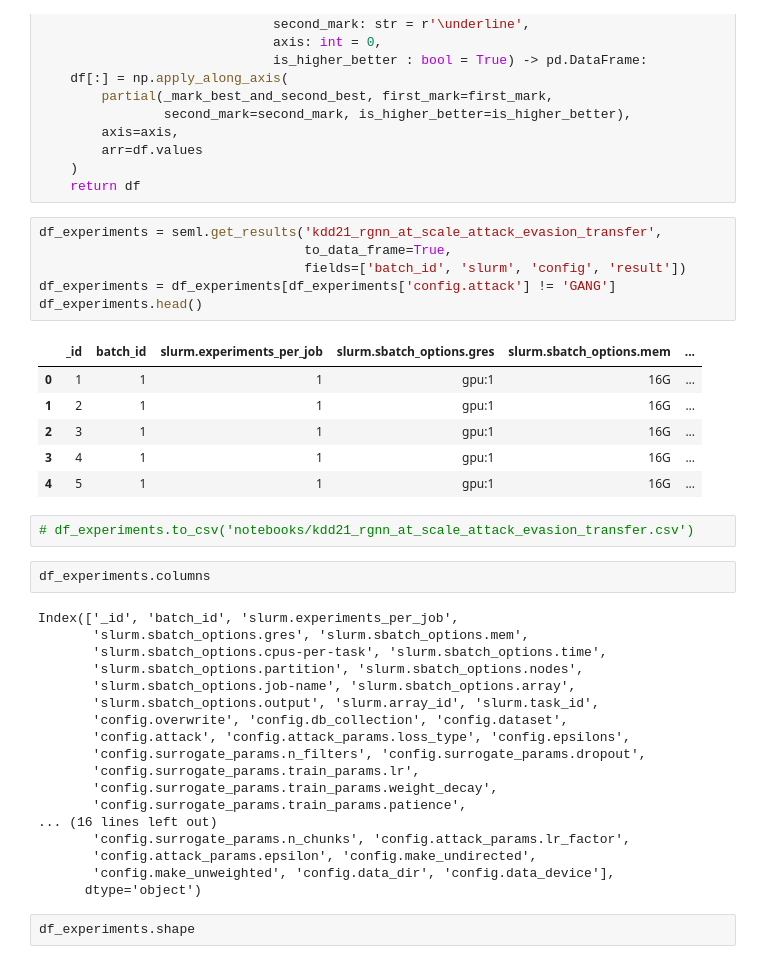
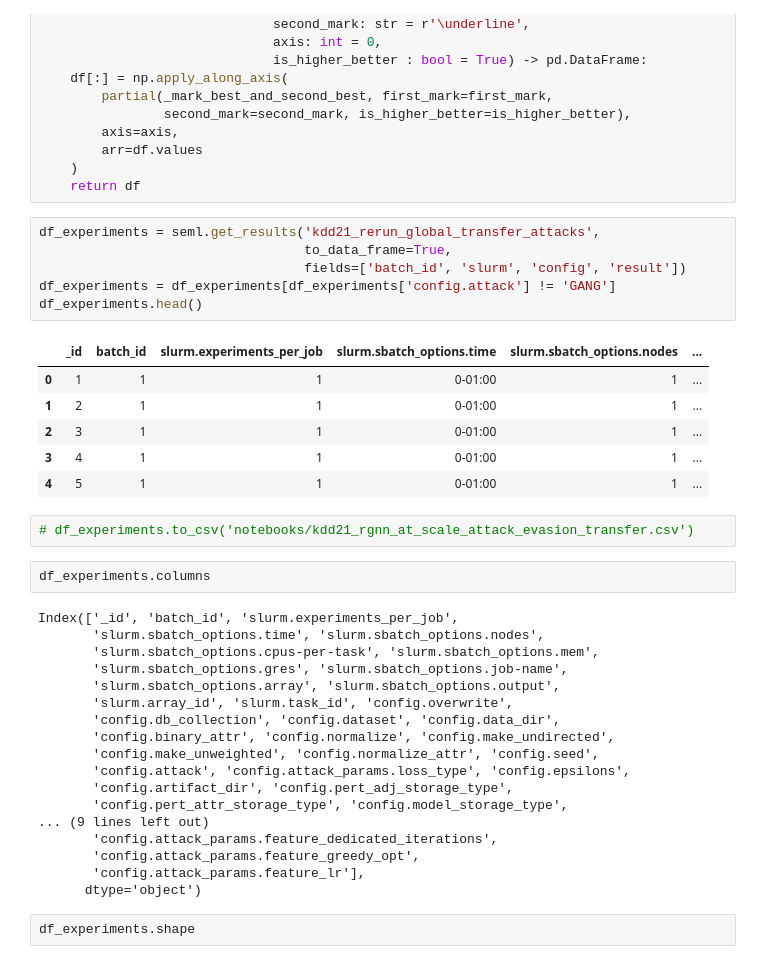
Before and after one commit to sigeisler/robustness_of_gnns_at_scale, a Jupyter notebook: notebooks/Table - Results Table.ipynb, the cells around one changed output. Cells and saved outputs as stored; diff of their text form.

```diff
--- a/notebooks/Table - Results Table.ipynb
+++ b/notebooks/Table - Results Table.ipynb
@@ -151,39 +151,39 @@ def mark_best_and_second_best(df: pd.DataFrame,
     )
     return df
 # %%
-df_experiments = seml.get_results('kdd21_rgnn_at_scale_attack_evasion_transfer',
+df_experiments = seml.get_results('kdd21_rerun_global_transfer_attacks',
                                   to_data_frame=True,
                                   fields=['batch_id', 'slurm', 'config', 'result'])
 df_experiments = df_experiments[df_experiments['config.attack'] != 'GANG']
 df_experiments.head()
 # %% [output]
-|  | _id | batch_id | slurm.experiments_per_job | slurm.sbatch_options.gres | slurm.sbatch_options.mem | ... |
-| 0 | 1 | 1 | 1 | gpu:1 | 16G | ... |
-| 1 | 2 | 1 | 1 | gpu:1 | 16G | ... |
-| 2 | 3 | 1 | 1 | gpu:1 | 16G | ... |
-| 3 | 4 | 1 | 1 | gpu:1 | 16G | ... |
-| 4 | 5 | 1 | 1 | gpu:1 | 16G | ... |
+|  | _id | batch_id | slurm.experiments_per_job | slurm.sbatch_options.time | slurm.sbatch_options.nodes | ... |
+| 0 | 1 | 1 | 1 | 0-01:00 | 1 | ... |
+| 1 | 2 | 1 | 1 | 0-01:00 | 1 | ... |
+| 2 | 3 | 1 | 1 | 0-01:00 | 1 | ... |
+| 3 | 4 | 1 | 1 | 0-01:00 | 1 | ... |
+| 4 | 5 | 1 | 1 | 0-01:00 | 1 | ... |
 # %%
 # df_experiments.to_csv('notebooks/kdd21_rgnn_at_scale_attack_evasion_transfer.csv')
 # %%
 df_experiments.columns
 # %% [output]
 Index(['_id', 'batch_id', 'slurm.experiments_per_job',
-       'slurm.sbatch_options.gres', 'slurm.sbatch_options.mem',
-       'slurm.sbatch_options.cpus-per-task', 'slurm.sbatch_options.time',
-       'slurm.sbatch_options.partition', 'slurm.sbatch_options.nodes',
-       'slurm.sbatch_options.job-name', 'slurm.sbatch_options.array',
-       'slurm.sbatch_options.output', 'slurm.array_id', 'slurm.task_id',
-       'config.overwrite', 'config.db_collection', 'config.dataset',
+       'slurm.sbatch_options.time', 'slurm.sbatch_options.nodes',
+       'slurm.sbatch_options.cpus-per-task', 'slurm.sbatch_options.mem',
+       'slurm.sbatch_options.gres', 'slurm.sbatch_options.job-name',
+       'slurm.sbatch_options.array', 'slurm.sbatch_options.output',
+       'slurm.array_id', 'slurm.task_id', 'config.overwrite',
+       'config.db_collection', 'config.dataset', 'config.data_dir',
+       'config.binary_attr', 'config.normalize', 'config.make_undirected',
+       'config.make_unweighted', 'config.normalize_attr', 'config.seed',
        'config.attack', 'config.attack_params.loss_type', 'config.epsilons',
-       'config.surrogate_params.n_filters', 'config.surrogate_params.dropout',
-       'config.surrogate_params.train_params.lr',
-       'config.surrogate_params.train_params.weight_decay',
-       'config.surrogate_params.train_params.patience',
-... (16 lines left out)
-       'config.surrogate_params.n_chunks', 'config.attack_params.lr_factor',
-       'config.attack_params.epsilon', 'config.make_undirected',
-       'config.make_unweighted', 'config.data_dir', 'config.data_device'],
+       'config.artifact_dir', 'config.pert_adj_storage_type',
+       'config.pert_attr_storage_type', 'config.model_storage_type',
+... (9 lines left out)
+       'config.attack_params.feature_dedicated_iterations',
+       'config.attack_params.feature_greedy_opt',
+       'config.attack_params.feature_lr'],
       dtype='object')
 # %%
 df_experiments.shape
```
Also changed, not shown: parts of 13 cells of this notebook.
